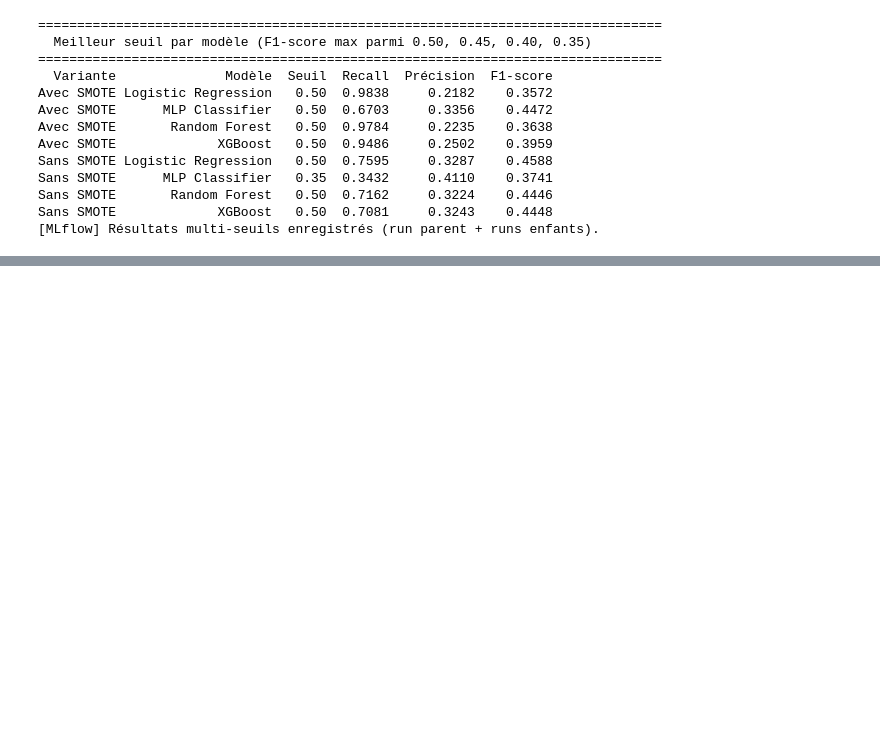
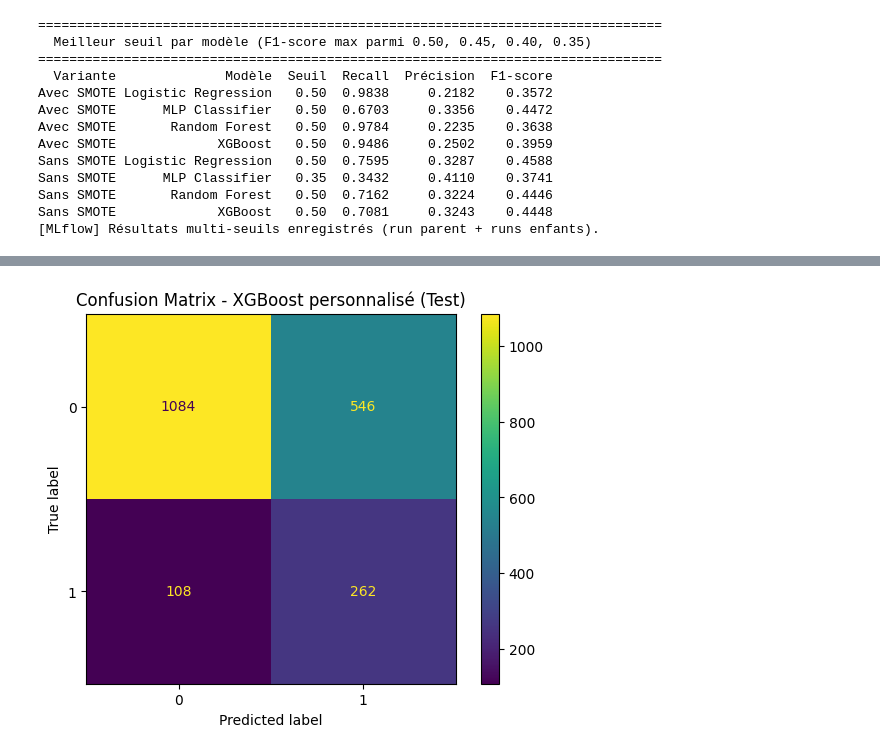
Before and after one commit to guedri-oussama/projet_mlops, a Jupyter notebook: projetmlops_MLF0.ipynb, the cells around one changed output, grey strips where cells are left out. Drawn from its saved outputs; the diff is of its cells as text; code cells hidden in the pictures; blank space fills up the shorter version.

Commit message:
select model final

```diff
--- a/projetmlops_MLF0.ipynb
+++ b/projetmlops_MLF0.ipynb
@@ -1558,0 +1562,91 @@ Sans SMOTE             XGBoost   0.50  0.7081     0.3243    0.4448
+# %%
+# ====================================
+#  Modèle XGBoost personnalisé (non retenu par GridSearchCV)
+# ====================================
+# Configuration spécifique sauvegardée pour analyse/déploiement
+
+custom_params = {
+    "max_depth": 3,
+    "n_estimators": 10,
+    "scale_pos_weight": 5.4,
+    "random_state": seeds,
+    "eval_metric": "logloss"
+}
+
+# Création du pipeline
+pipe_custom = Pipeline([
+    ("scaler", StandardScaler()),
+    ("model", XGBClassifier(**custom_params))
+])
+
+# Entraînement sur le train set d'origine (sans SMOTE)
+pipe_custom.fit(X_train, y_train)
+
+# Prédictions
+y_pred_train_custom = pipe_custom.predict(X_train)
+y_pred_test_custom = pipe_custom.predict(X_test)
+y_proba_test_custom = pipe_custom.predict_proba(X_test)[:, 1]
+
+# Métriques
+print("="*60)
+print("  XGBoost personnalisé (max_depth=3, n_estimators=10)")
+print("="*60)
+print(f"Train Accuracy  : {accuracy_score(y_train, y_pred_train_custom):.4f}")
+print(f"Test  Accuracy  : {accuracy_score(y_test, y_pred_test_custom):.4f}")
+print(f"Train Recall    : {recall_score(y_train, y_pred_train_custom):.4f}")
+print(f"Test  Recall    : {recall_score(y_test, y_pred_test_custom):.4f}")
+print(f"Test  Precision : {precision_score(y_test, y_pred_test_custom):.4f}")
+print(f"Test  F1-score  : {f1_score(y_test, y_pred_test_custom):.4f}")
+print(f"Test  AUC-ROC   : {roc_auc_score(y_test, y_proba_test_custom):.4f}")
+
+gap_acc_custom = accuracy_score(y_train, y_pred_train_custom) - accuracy_score(y_test, y_pred_test_custom)
+gap_recall_custom = recall_score(y_train, y_pred_train_custom) - recall_score(y_test, y_pred_test_custom)
+
+# Matrice de confusion
+fig_custom, ax_custom = plt.subplots()
+ConfusionMatrixDisplay.from_predictions(y_test, y_pred_test_custom, ax=ax_custom)
+ax_custom.set_title("Confusion Matrix - XGBoost personnalisé (Test)")
+plt.show()
+
+# [MLF0] Enregistrement dans MLflow
+with mlflow.start_run(run_name="XGBoost_custom_d3_n10"):
+    # Params
+    mlflow.log_param("model_type", "XGBoost")
+    mlflow.log_param("model__max_depth", 3)
+    mlflow.log_param("model__n_estimators", 10)
+    mlflow.log_param("model__scale_pos_weight", 5.4)
+    mlflow.log_param("cv_folds", 5)
+    mlflow.log_param("scoring", "recall")
+    mlflow.log_param("test_size", 0.2)
+    mlflow.log_param("random_state", seeds)
+    mlflow.set_tag("smote", "false")
+    mlflow.set_tag("custom_model", "true")
+    mlflow.set_tag("features", str(list(X.columns)))
+
+    # Métriques train
+    mlflow.log_metric("train_accuracy", accuracy_score(y_train, y_pred_train_custom))
+    mlflow.log_metric("train_recall", recall_score(y_train, y_pred_train_custom))
+    mlflow.log_metric("train_f1", f1_score(y_train, y_pred_train_custom))
+
+    # Métriques test
+    mlflow.log_metric("test_accuracy", accuracy_score(y_test, y_pred_test_custom))
+    mlflow.log_metric("test_recall", recall_score(y_test, y_pred_test_custom))
+    mlflow.log_metric("test_f1", f1_score(y_test, y_pred_test_custom))
+    mlflow.log_metric("test_precision", precision_score(y_test, y_pred_test_custom))
+    mlflow.log_metric("test_auc_roc", roc_auc_score(y_test, y_proba_test_custom))
+
+    # Écarts overfitting
+    mlflow.log_metric("gap_accuracy", gap_acc_custom)
+    mlflow.log_metric("gap_recall", gap_recall_custom)
+
+    # Sauvegarde du pipeline complet (scaler + modèle) au format pickle
+    mlflow.sklearn.log_model(pipe_custom, artifact_path="model")
+
+    # Sauvegarde de la matrice de confusion
+    cm_path_custom = "confusion_matrix_XGBoost_custom.png"
+    fig_custom.savefig(cm_path_custom, bbox_inches='tight')
+    mlflow.log_artifact(cm_path_custom)
+    os.remove(cm_path_custom)
+
+print("\n[MLflow] Modèle XGBoost personnalisé enregistré avec son pipeline pickle.")
+# %% [output]
@@ -1558,0 +1663 @@ Sans SMOTE             XGBoost   0.50  0.7081     0.3243    0.4448
+[figure, added]
```
Also changed, not shown: parts of 2 cells of this notebook, 1 other file.
